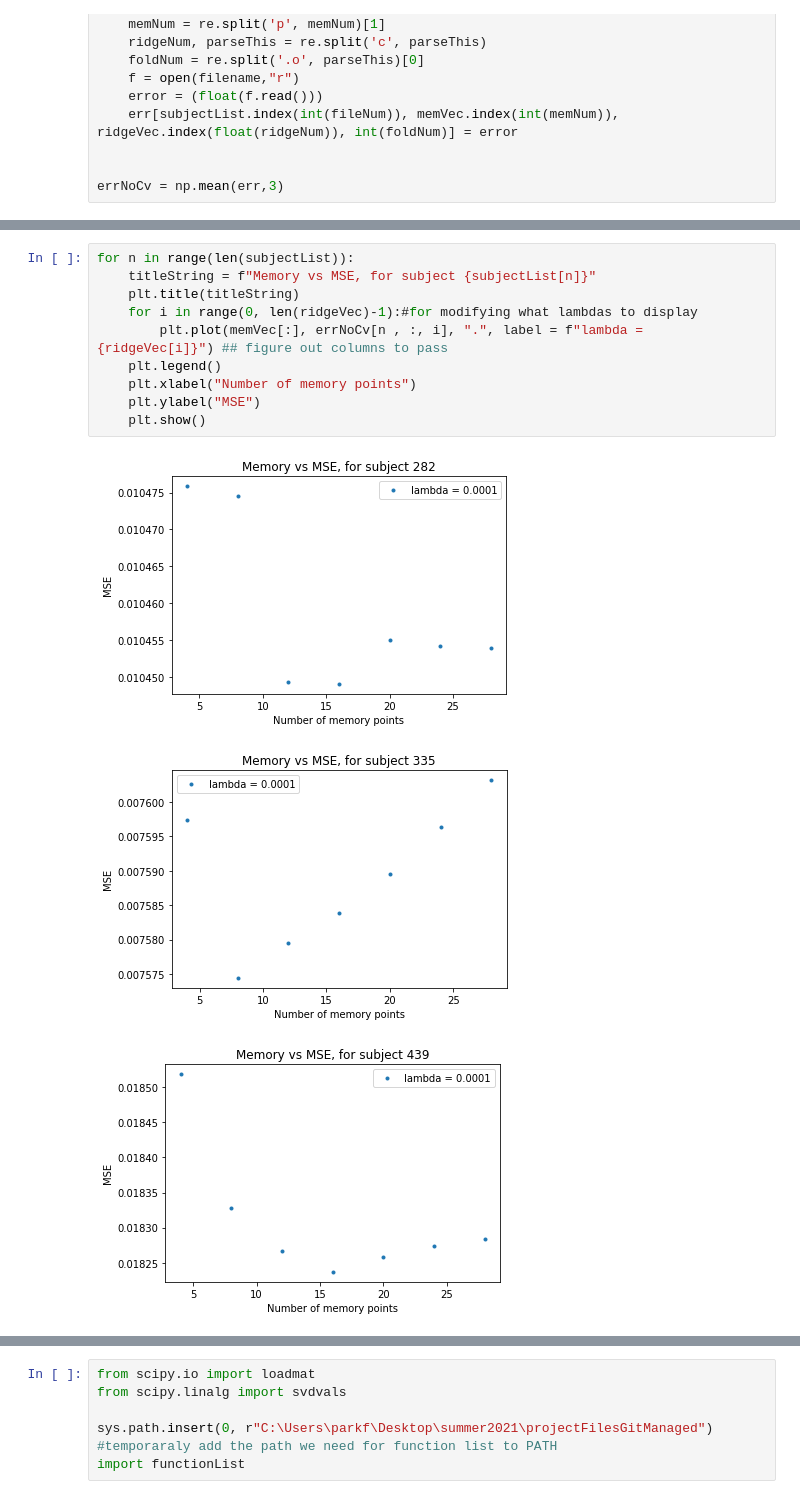
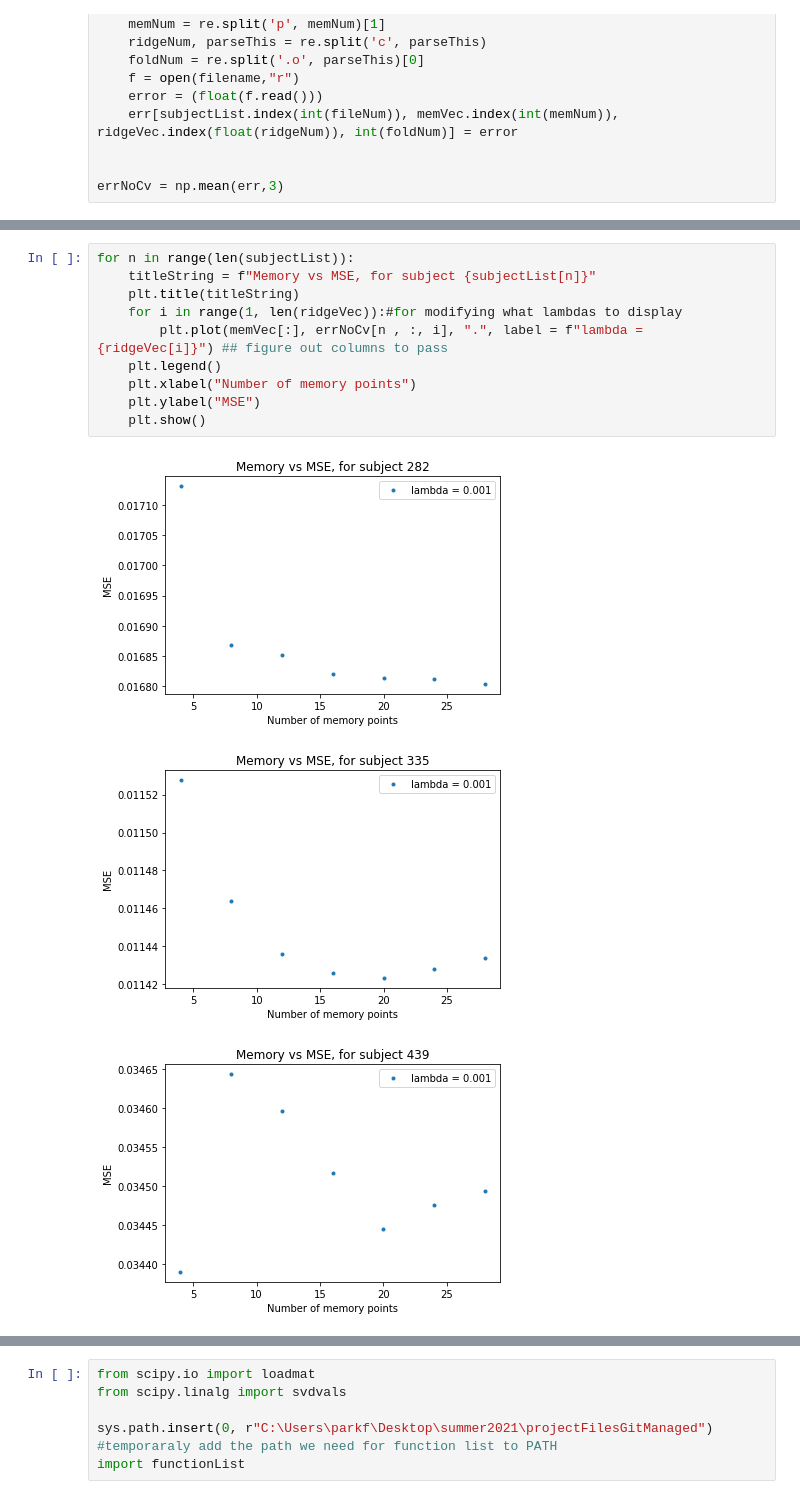
Before and after one commit to parkerPDF/ece697, a Jupyter notebook: displayHtcOutput.ipynb, the cells around one changed output, grey strips where cells are left out. Saved outputs shown, nothing was run; the diff lists cells and outputs as text.

```diff
--- a/displayHtcOutput.ipynb
+++ b/displayHtcOutput.ipynb
@@ -54,14 +76,14 @@ errNoCv = np.mean(err,3)
 # %%
 for n in range(len(subjectList)):
     titleString = f"Memory vs MSE, for subject {subjectList[n]}"
     plt.title(titleString)
-    for i in range(0, len(ridgeVec)-1):#for modifying what lambdas to display
+    for i in range(1, len(ridgeVec)):#for modifying what lambdas to display
         plt.plot(memVec[:], errNoCv[n , :, i], ".", label = f"lambda = {ridgeVec[i]}") ## figure out columns to pass
     plt.legend()
     plt.xlabel("Number of memory points")
     plt.ylabel("MSE")
     plt.show()
 # %% [output]
-[figure, old version]
+[figure, new version]
-[figure, old version]
+[figure, new version]
-[figure, old version]
+[figure, new version]
```
Also changed, not shown: parts of 4 cells of this notebook, 3 other files.
